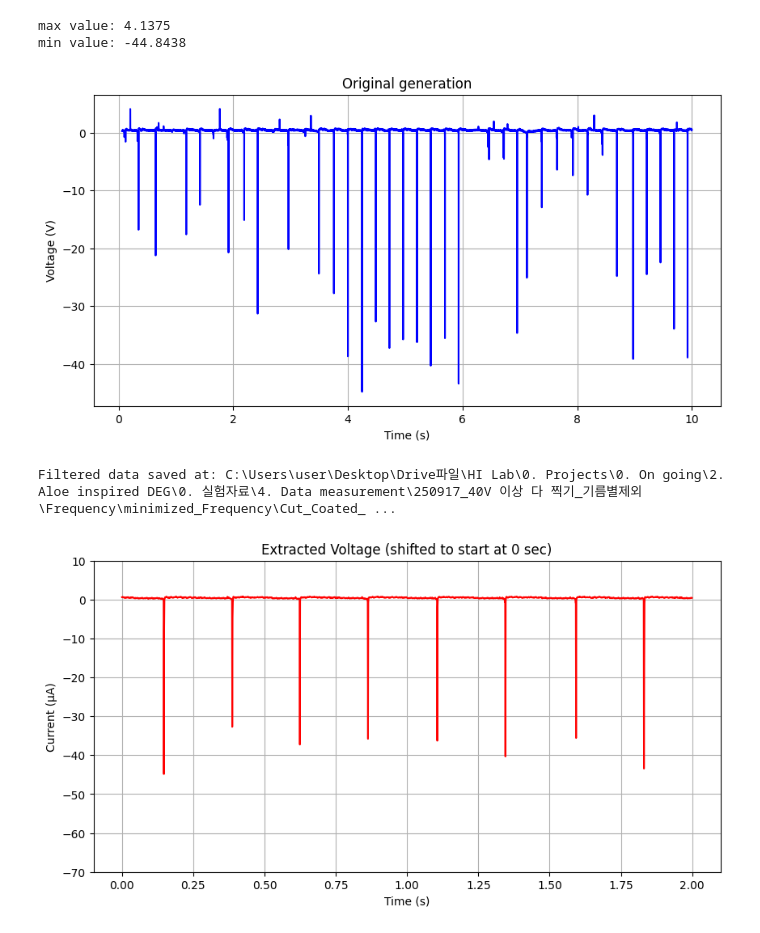
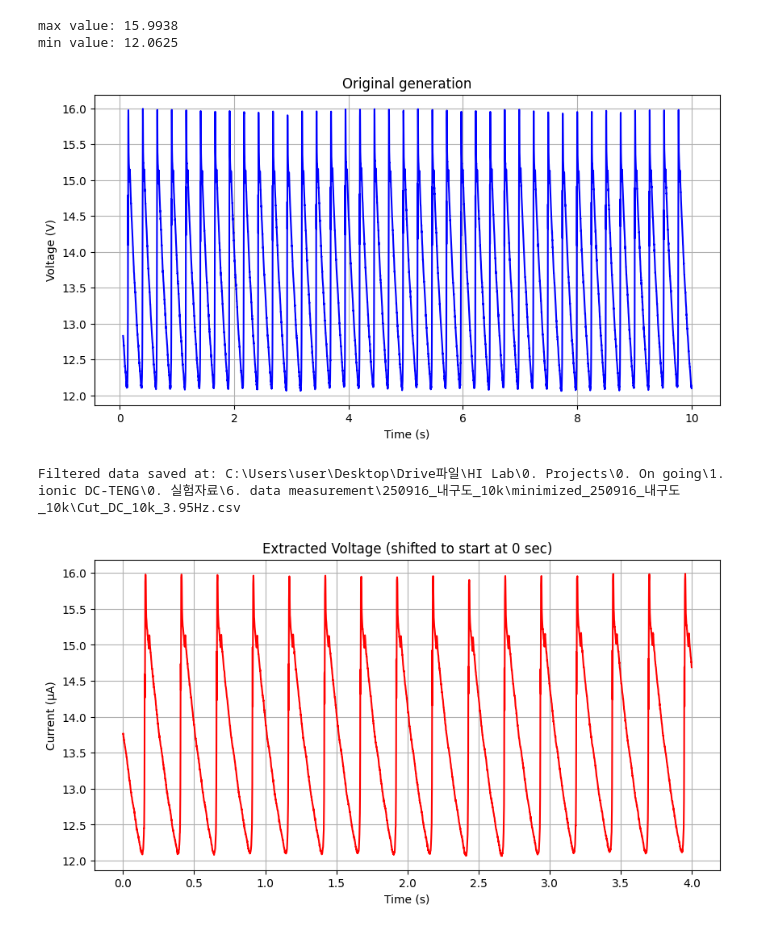
Before and after one commit to Gibeom-Lee/GB_practicing, a Jupyter notebook: data_processing/partial_extraction.ipynb, the cells around one changed output. Saved outputs shown, nothing was run; the diff lists cells and outputs as text; code cells hidden in the pictures.

```diff
--- a/data_processing/partial_extraction.ipynb
+++ b/data_processing/partial_extraction.ipynb
@@ -9,39 +9,39 @@ import os
 # %%
 # fp는 업로드 된 파일, lp는 컴퓨터 내 파일. r주소
 file_path = "data/0M teng 2.csv"
-local_path = r"C:\Users\user\Desktop\Drive파일\HI Lab\0. Projects\0. On going\2. Aloe inspired DEG\0. 실험자료\4. Data measurement\250917_40V 이상 다 찍기_기름별제외\Frequency\minimized_Frequency\Coated_4Hz.csv"
+local_path = r"C:\Users\user\Desktop\Drive파일\HI Lab\0. Projects\0. On going\1. ionic DC-TENG\0. 실험자료\6. data measurement\250916_내구도_10k\minimized_250916_내구도_10k\DC_10k_3.95Hz.csv"
 
 # file path 불러오기
 #df = pd.read_csv(file_path, header=None, skiprows=30)
 # local path 불러오기
 df = pd.read_csv(local_path, header=None, skiprows=30)
 
 df.iloc[:30, :] = np.nan
 df.columns = ["Time", "Current"]
 
 # 데이터 형식 변환...글자 -> NaNwwwwwww
 df["Time"] = pd.to_numeric(df["Time"], errors='coerce')
 df["Current"] = pd.to_numeric(df["Current"], errors='coerce')
 
 print(f"max value: {df.iloc[:, 1].max(skipna=True):.4f}")
 print(f"min value: {df.iloc[:, 1].min(skipna=True):.4f}")
 
 plt.figure(figsize=(10, 5))
 plt.plot(df.iloc[:, 0], df.iloc[:, 1], label="AC current", color='b')
 plt.xlabel("Time (s)")
 plt.ylabel("Voltage (V)")
 plt.title("Original generation")
 #plt.ylim(-1, 9)
 #plt.legend()
 plt.grid(True)
 plt.show()
 # %% [output]
-max value: 4.1375
-min value: -44.8438
+max value: 15.9938
+min value: 12.0625
-[figure, old version]
+[figure, new version]
 # %%
 # 필터링된 데이터 생성
-time_range = (4.1, 6.1)  # 단위: 초 ########### MODIFY HERE
+time_range = (0.5, 4.5)  # 단위: 초 ########### MODIFY HERE
 df_filtered = df[(df.iloc[:, 0] >= time_range[0]) & (df.iloc[:, 0] <= time_range[1])].reset_index(drop=True)
 
 # 시간축 0초부터 시작 (단순 이동)
@@ -61,11 +61,11 @@ print(f"Filtered data saved at: {filtered_file_path}")
 plt.figure(figsize=(10, 5))
 plt.plot(df_filtered.iloc[:, 0], df_filtered.iloc[:, 1], label="Filtered AC current", color='r')
 plt.xlabel("Time (s)")
-plt.ylim(-70,10)
+#plt.ylim(-70,10)
 plt.ylabel("Current (µA)") #Current (µA)
 plt.title(f"Extracted Voltage (shifted to start at 0 sec)")
 plt.grid(True)
 plt.show()
 # %% [output]
-Filtered data saved at: C:\Users\user\Desktop\Drive파일\HI Lab\0. Projects\0. On going\2. Aloe inspired DEG\0. 실험자료\4. Data measurement\250917_40V 이상 다 찍기_기름별제외\Frequency\minimized_Frequency\Cut_Coated_ ...
+Filtered data saved at: C:\Users\user\Desktop\Drive파일\HI Lab\0. Projects\0. On going\1. ionic DC-TENG\0. 실험자료\6. data measurement\250916_내구도_10k\minimized_250916_내구도_10k\Cut_DC_10k_3.95Hz.csv
-[figure, old version]
+[figure, new version]
```
Also changed, not shown: 2 other files.
